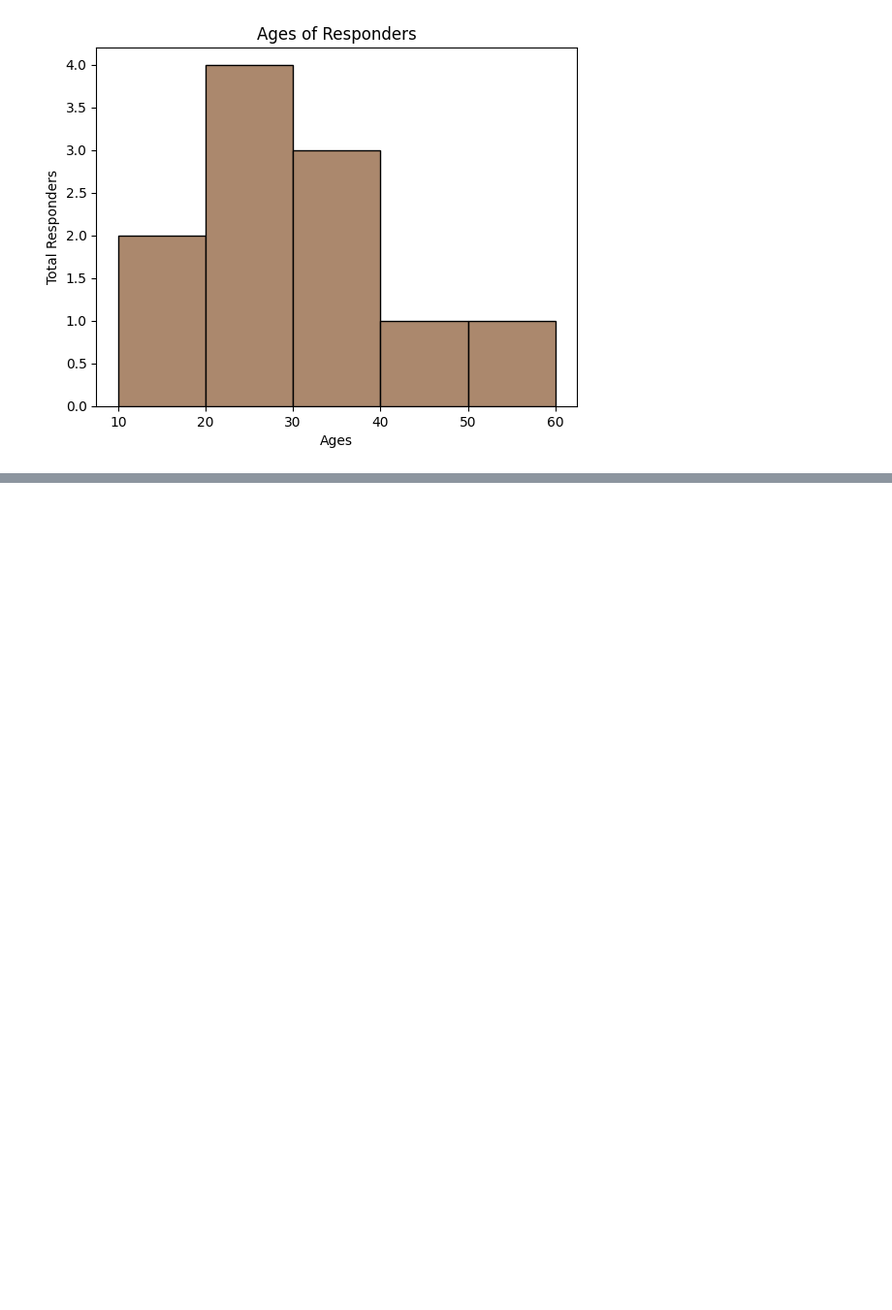
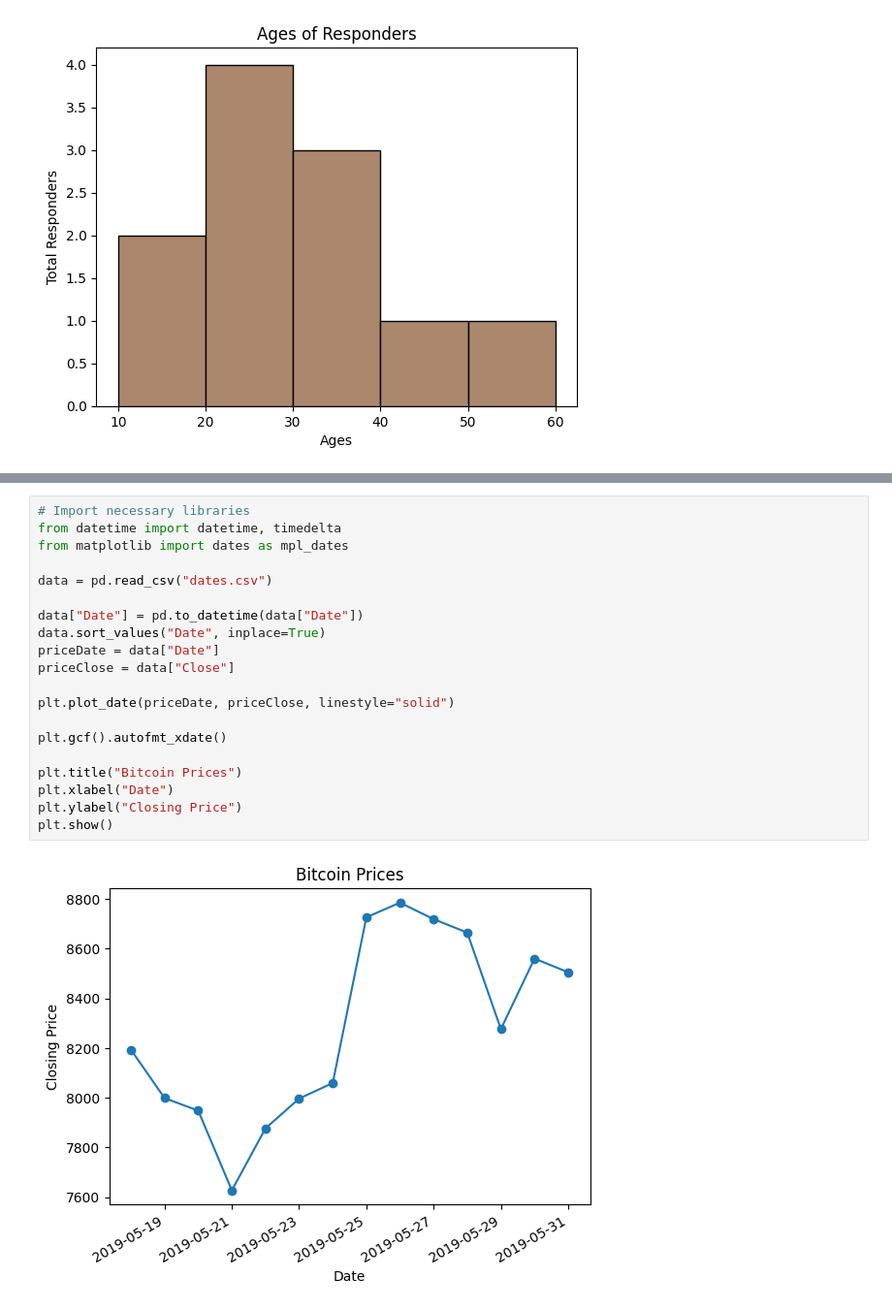
Before and after one commit to MHassanAr/matplotlib, a Jupyter notebook: matplotlib.ipynb, the cells around one changed output, grey strips where cells are left out. Shown: that part at 97% size. Cells and saved outputs as stored; diff of their text form; blank space fills up the shorter version.

```diff
--- a/matplotlib.ipynb
+++ b/matplotlib.ipynb
@@ -364,0 +424,22 @@ plt.show()
+# %%
+# Import necessary libraries
+from datetime import datetime, timedelta
+from matplotlib import dates as mpl_dates
+
+data = pd.read_csv("dates.csv")
+
+data["Date"] = pd.to_datetime(data["Date"])
+data.sort_values("Date", inplace=True)
+priceDate = data["Date"]
+priceClose = data["Close"]
+
+plt.plot_date(priceDate, priceClose, linestyle="solid")
+
+plt.gcf().autofmt_xdate()
+
+plt.title("Bitcoin Prices")
+plt.xlabel("Date")
+plt.ylabel("Closing Price")
+plt.show()
+# %% [output]
+[figure, added]
```
Also changed, not shown: parts of 10 cells of this notebook.
